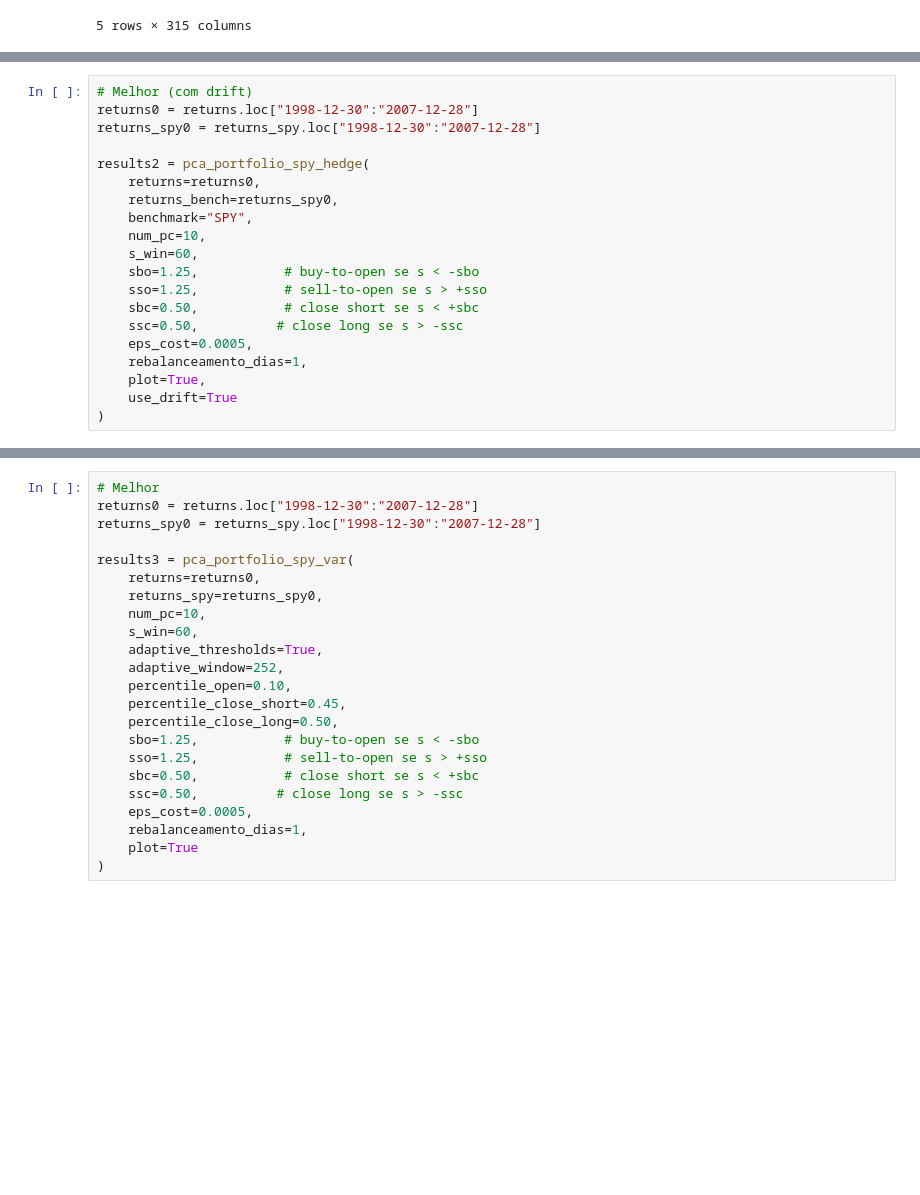
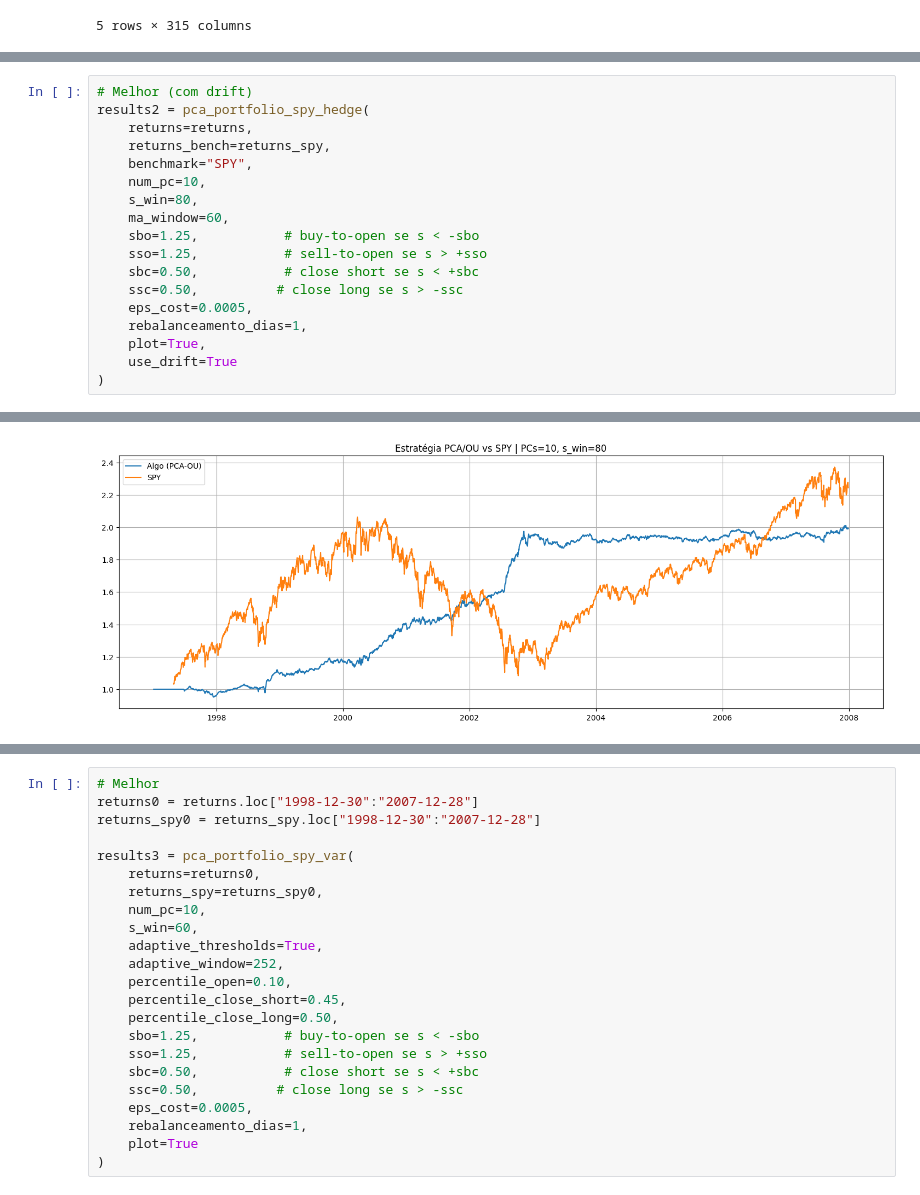
Before and after one commit to savio160502/Statistical-Arbitrage, a Jupyter notebook: run_backtest.ipynb, the cells around one changed output, grey strips where cells are left out. Drawn from its saved outputs; the diff is of its cells as text; blank space fills up the shorter version.

```diff
--- a/run_backtest.ipynb
+++ b/run_backtest.ipynb
@@ -242,14 +192,12 @@ Subperíodo: 2023-2025
 # %%
 # Melhor (com drift)
-returns0 = returns.loc["1998-12-30":"2007-12-28"]
-returns_spy0 = returns_spy.loc["1998-12-30":"2007-12-28"]
-
 results2 = pca_portfolio_spy_hedge(
-    returns=returns0,
-    returns_bench=returns_spy0,
+    returns=returns,
+    returns_bench=returns_spy,
     benchmark="SPY",
     num_pc=10,
-    s_win=60,
+    s_win=80,
+    ma_window=60,
     sbo=1.25,           # buy-to-open se s < -sbo
     sso=1.25,           # sell-to-open se s > +sso
     sbc=0.50,           # close short se s < +sbc
@@ -280,3 +228,4 @@ Tempo : 2000-02-14 00:00:00
+[figure, added]
 # %%
 # =============================================================================
 # 3. ESTATÍSTICAS BÁSICAS
```
Also changed, not shown: parts of 11 cells of this notebook.
